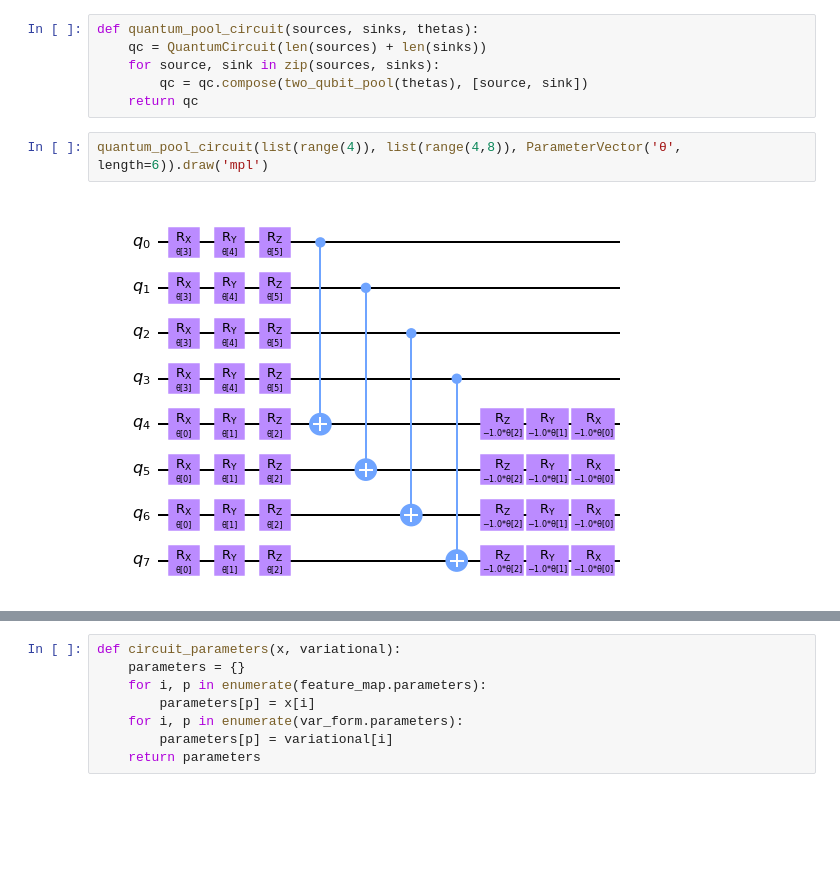
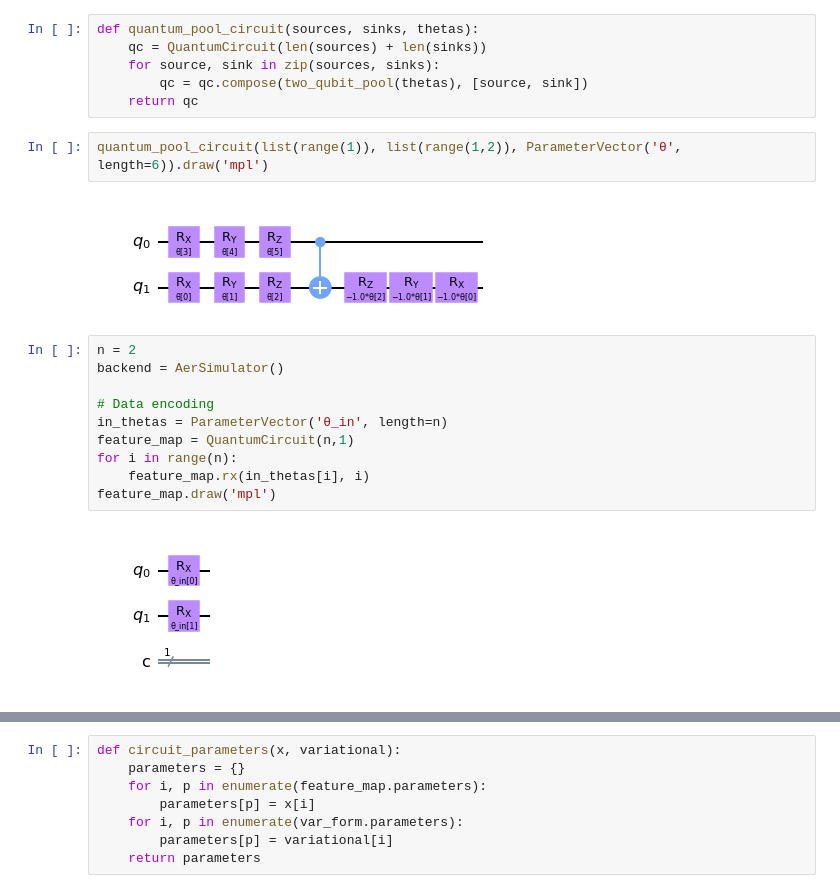
Before and after one commit to Gopal-Dahale/QML-Qiskit, a Jupyter notebook: QCNN.ipynb, the cells around one changed output, grey strips where cells are left out. Cells and saved outputs as stored; diff of their text form; blank space fills up the shorter version.

```diff
--- a/QCNN.ipynb
+++ b/QCNN.ipynb
@@ -196,6 +214,18 @@ def quantum_pool_circuit(sources, sinks, thetas):
         qc = qc.compose(two_qubit_pool(thetas), [source, sink])
     return qc
 # %%
-quantum_pool_circuit(list(range(4)), list(range(4,8)), ParameterVector('θ', length=6)).draw('mpl')
+quantum_pool_circuit(list(range(1)), list(range(1,2)), ParameterVector('θ', length=6)).draw('mpl')
 # %% [output]
-[figure, old version]
+[figure, new version]
+# %%
+n = 2
+backend = AerSimulator()
+
+# Data encoding
+in_thetas = ParameterVector('θ_in', length=n)
+feature_map = QuantumCircuit(n,1)
+for i in range(n):
+    feature_map.rx(in_thetas[i], i)
+feature_map.draw('mpl')
+# %% [output]
+[figure, added]
```
Also changed, not shown: parts of 18 cells of this notebook, 1 other file.
